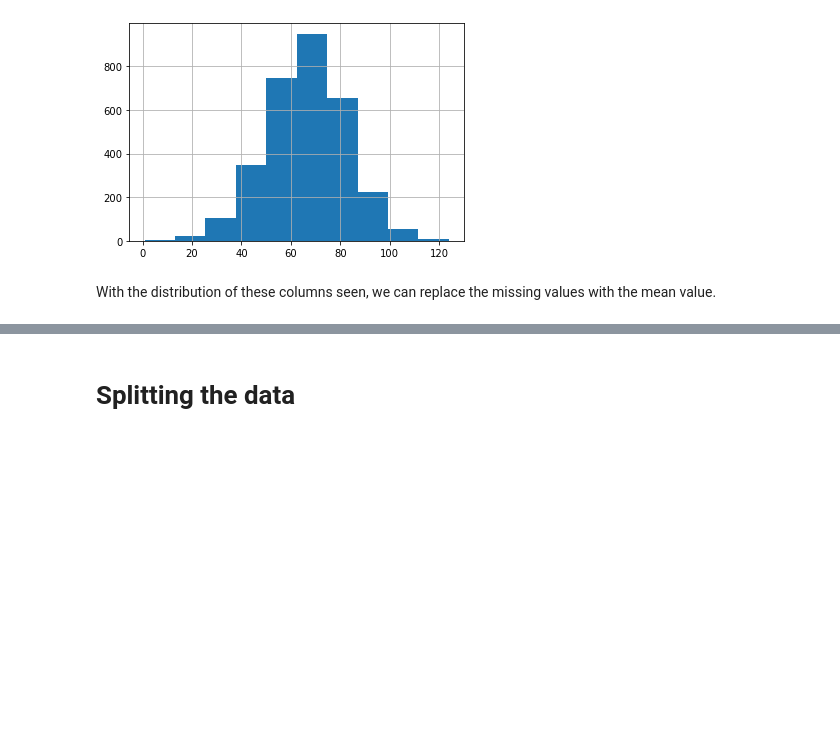
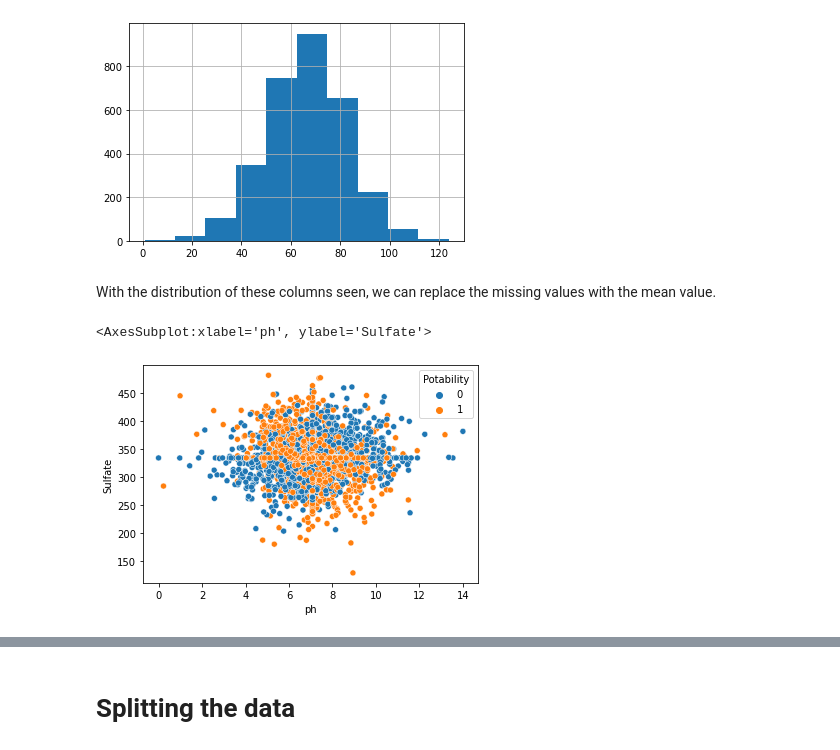
Before and after one commit to gtharun04/Water-Potability, a Jupyter notebook: NN Coursework/Water Quality Prediction.ipynb, the cells around one changed output, grey strips where cells are left out. Drawn from its saved outputs; the diff is of its cells as text; code cells hidden in the pictures; blank space fills up the shorter version.

```diff
--- a/NN Coursework/Water Quality Prediction.ipynb
+++ b/NN Coursework/Water Quality Prediction.ipynb
@@ -117,3 +117,8 @@ With the distribution of these columns seen, we can replace the missing values w
 df['ph'] = df['ph'].fillna(df['ph'].mean())
 df['Sulfate'] = df['Sulfate'].fillna(df['Sulfate'].mean())
 df['Trihalomethanes'] = df['Trihalomethanes'].fillna(df['Trihalomethanes'].mean())
+# %%
+sns.scatterplot(data = df, x= 'ph',y='Sulfate',hue = 'Potability')
+# %% [output]
+<AxesSubplot:xlabel='ph', ylabel='Sulfate'>
+[figure, added]
```
Also changed, not shown: parts of 71 cells of this notebook.
